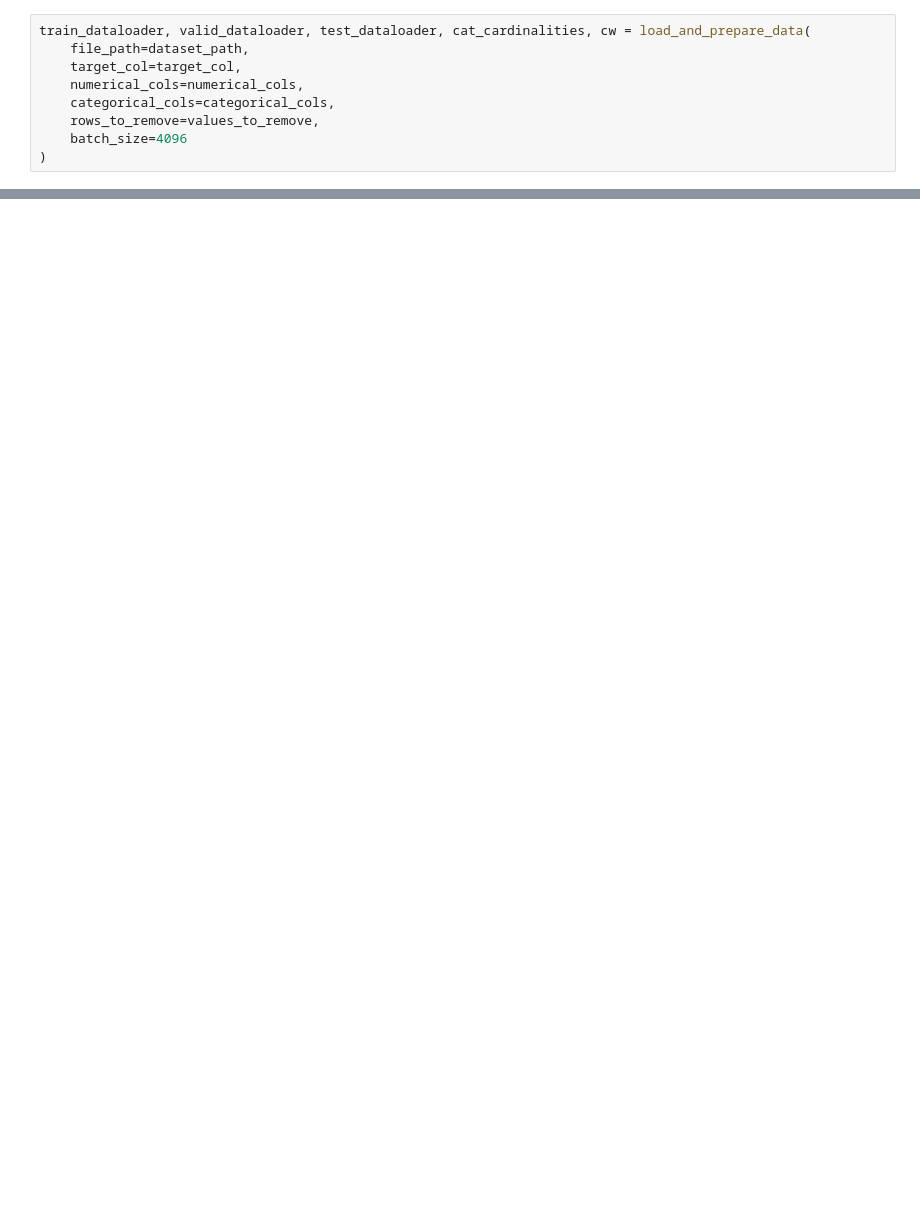
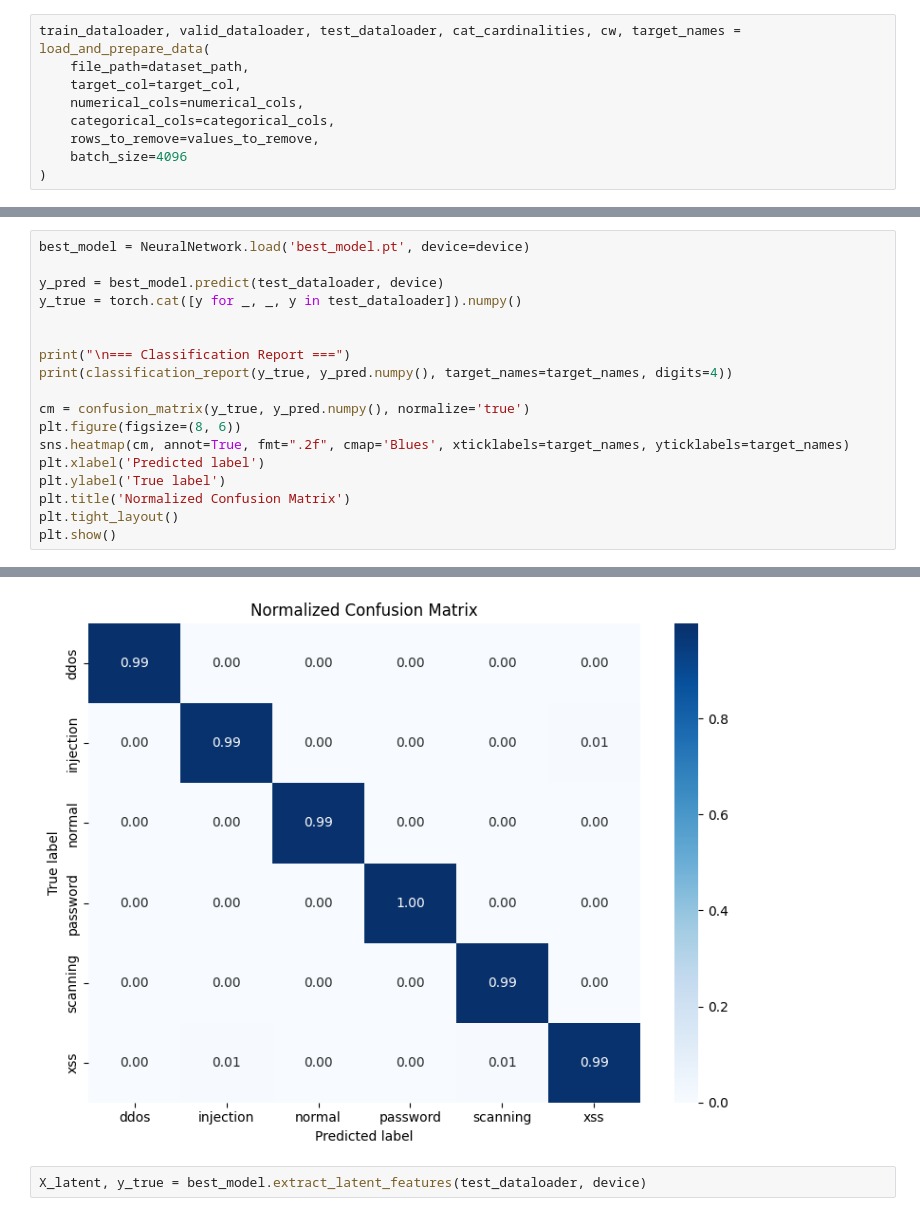
Before and after one commit to mat-riboni/tabular_dnn, a Jupyter notebook: train.ipynb, the cells around one changed output, grey strips where cells are left out. Saved outputs shown, nothing was run; the diff lists cells and outputs as text; blank space fills up the shorter version.

Commit message:
full training

```diff
--- a/train.ipynb
+++ b/train.ipynb
@@ -31,7 +37,7 @@ categorical_cols = [
 target_col = 'type'
 values_to_remove = {'type': ['mitm', 'dos']}
 # %%
-train_dataloader, valid_dataloader, test_dataloader, cat_cardinalities, cw = load_and_prepare_data(
+train_dataloader, valid_dataloader, test_dataloader, cat_cardinalities, cw, target_names = load_and_prepare_data(
     file_path=dataset_path,
     target_col=target_col,
     numerical_cols=numerical_cols,
@@ -82,0 +88,19 @@ KeyboardInterrupt:
+# %%
+best_model = NeuralNetwork.load('best_model.pt', device=device)
+
+y_pred = best_model.predict(test_dataloader, device)
+y_true = torch.cat([y for _, _, y in test_dataloader]).numpy()
+
+
+print("\n=== Classification Report ===")
+print(classification_report(y_true, y_pred.numpy(), target_names=target_names, digits=4))
+
+cm = confusion_matrix(y_true, y_pred.numpy(), normalize='true')
+plt.figure(figsize=(8, 6))
+sns.heatmap(cm, annot=True, fmt=".2f", cmap='Blues', xticklabels=target_names, yticklabels=target_names)
+plt.xlabel('Predicted label')
+plt.ylabel('True label')
+plt.title('Normalized Confusion Matrix')
+plt.tight_layout()
+plt.show()
+# %% [output]
@@ -82,0 +120,3 @@ KeyboardInterrupt:
+[figure, added]
+# %%
+X_latent, y_true = best_model.extract_latent_features(test_dataloader, device)
```
Also changed, not shown: parts of 7 cells of this notebook, 2 other files.
